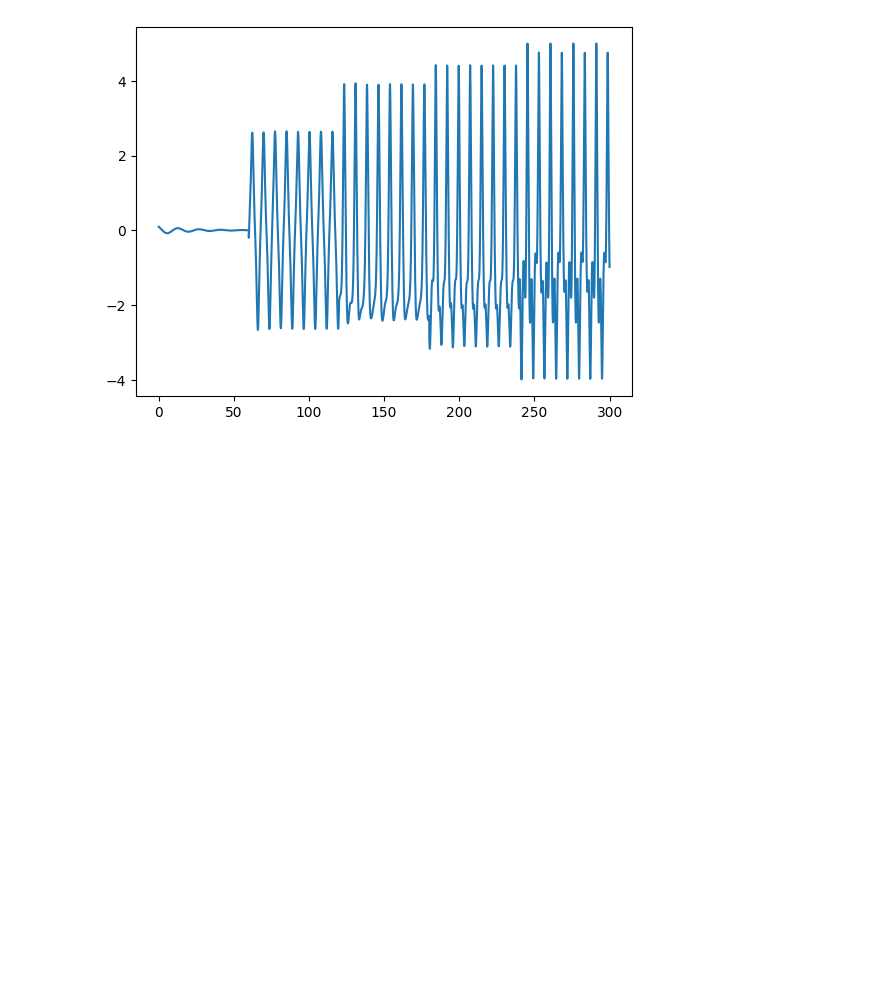
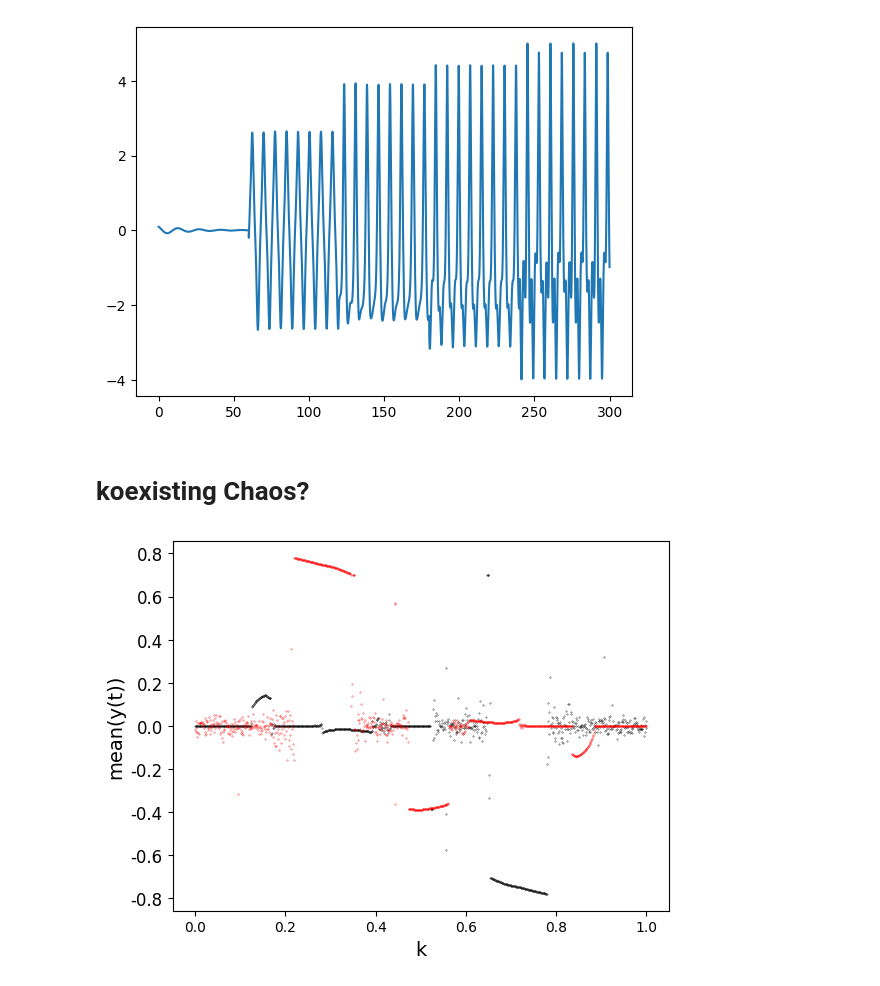
Before and after one commit to huyenanh-nguyen/Vocalization, a Jupyter notebook: Twosidecoupling/simulation.ipynb, the cells around one changed output. Drawn from its saved outputs; the diff is of its cells as text; code cells hidden in the pictures; blank space fills up the shorter version.

```diff
--- a/Twosidecoupling/simulation.ipynb
+++ b/Twosidecoupling/simulation.ipynb
@@ -324,3 +324,49 @@ plt.plot(t, np.concatenate(np.array(amplitudes_up)))
 plt.show()
 # %% [output]
 [figure]
+# %% [markdown]
+# koexisting Chaos?
+# %%
+t_step = 0.01
+t_last = 4500 # 50h -> 1 point represent 1h
+t = np.arange(0, 5000, t_step)
+keep = int(t_last / t_step)
+x = 1
+y = 1
+p = 1
+q = 1
+par0 = x,y,p,q
+k_up = np.arange(00, 1, 0.001)
+k_down = k_up[::-1]
+gamma = 0.1
+mu = 10.0 # realistic mu value, because the vocal foldds doesnt oscillate sinousidal
+beta = 0.3
+alpha = 0.2
+# %%
+mean_chaos_up = []
+mean_chaos_down = []
+
+for f in k_up:
+    sol = TwosidedCoupling(par0, t, keep, f, mu, gamma, alpha, beta).duffvdpsolver()
+    par0 = sol[-1]
+    mean_chaos_up.append(np.mean(TwosidedCoupling(par0, t, keep, f, mu, gamma, alpha, beta).y_solv()[150:]))
+
+par0 = sol[-1]
+
+for j in k_down:
+    sol = TwosidedCoupling(par0, t, keep, j, mu, gamma, alpha, beta).duffvdpsolver()
+    par0 = sol[-1]
+    mean_chaos_down.append(np.mean(TwosidedCoupling(par0, t, keep, j, mu, gamma, alpha, beta).y_solv()[150:]))
+# %%
+with open(str(Path.cwd().parents[0]) + "/path.txt") as f:
+  path = f.read()
+plt.plot(k_up, mean_chaos_up, "k.", markersize = 0.5)
+plt.plot(k_up, mean_chaos_down, "r.", markersize = 0.5)
+plt.xlabel("k", fontsize = 14)
+plt.ylabel("mean(y(t))", fontsize = 14)
+plt.gca().yaxis.set_major_formatter(FormatStrFormatter('%.1f'))
+plt.yticks(fontsize = 12)
+plt.savefig(path +"parametric_longtimeaverage" + ".png", dpi =  300, bbox_inches = "tight")
+plt.show()
+# %% [output]
+[figure, added]
```
Also changed, not shown: parts of 2 cells of this notebook, 6 other files.
